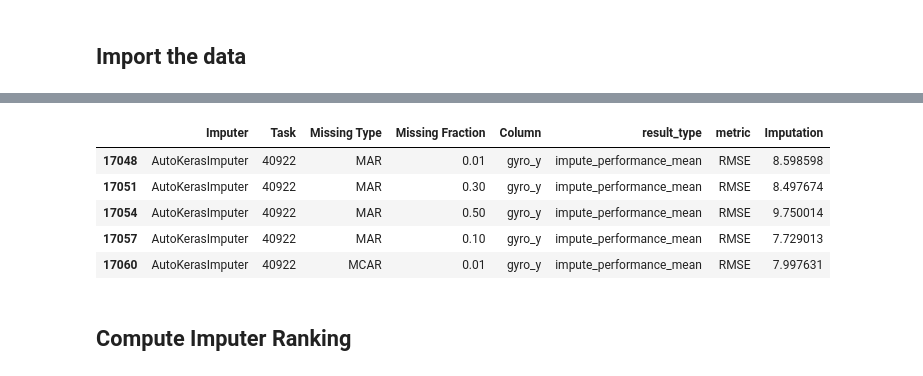
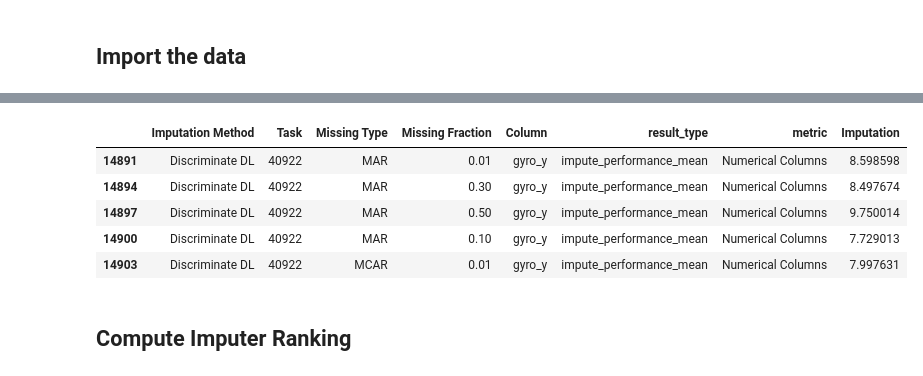
Before and after one commit to se-jaeger/data-imputation-paper, a Jupyter notebook: notebooks/results_impute_fully_obs.ipynb, the cells around one changed output, grey strips where cells are left out. Drawn from its saved outputs; the diff is of its cells as text; code cells hidden in the pictures.

```diff
--- a/notebooks/results_impute_fully_obs.ipynb
+++ b/notebooks/results_impute_fully_obs.ipynb
@@ -64,13 +63,13 @@ Wall time: 1min 40s
 # %%
 impute_results = results[
     (results["result_type"] == IMPUTE_RESULT_TYPE) &
-    (results["metric"].isin([CLF_METRIC, REG_METRIC]))
+    (results["metric"].isin(["F1_macro", "RMSE"]))
 ]
 assert len(results["strategy"].unique()) == 1
 impute_results.drop(["experiment", "train", "strategy", "baseline", "corrupted", "imputed"], axis=1, inplace=True)
 impute_results = impute_results.rename(
     {
-        "imputer": "Imputer",
+        "imputer": "Imputation Method",
         "task": "Task",
         "missing_type": "Missing Type",
         "missing_fraction": "Missing Fraction",
@@ -79,14 +78,32 @@ impute_results = impute_results.rename(
     },
     axis = 1
 )
-impute_results.head()
-# %% [output]
-|  | Imputer | Task | Missing Type | Missing Fraction | Column | result_type | metric | Imputation |
-| 17048 | AutoKerasImputer | 40922 | MAR | 0.01 | gyro_y | impute_performance_mean | RMSE | 8.598598 |
-| 17051 | AutoKerasImputer | 40922 | MAR | 0.30 | gyro_y | impute_performance_mean | RMSE | 8.497674 |
-| 17054 | AutoKerasImputer | 40922 | MAR | 0.50 | gyro_y | impute_performance_mean | RMSE | 9.750014 |
-| 17057 | AutoKerasImputer | 40922 | MAR | 0.10 | gyro_y | impute_performance_mean | RMSE | 7.729013 |
-| 17060 | AutoKerasImputer | 40922 | MCAR | 0.01 | gyro_y | impute_performance_mean | RMSE | 7.997631 |
+# %%
+rename_imputer_dict = {
+    "ModeImputer": "Mean/Mode",
+    "KNNImputer": "$k$-NN",
+    "ForestImputer": "Random Forest",
+    "AutoKerasImputer": "Discriminate DL",
+    "VAEImputer": "VAE",
+    "GAINImputer": "GAIN"
+}
+
+rename_metric_dict = {
+    "F1_macro": CLF_METRIC,
+    "RMSE": REG_METRIC
+}
+
+impute_results = impute_results.replace(rename_imputer_dict)
+impute_results = impute_results.replace(rename_metric_dict)
+
+impute_results.head()
+# %% [output]
+|  | Imputation Method | Task | Missing Type | Missing Fraction | Column | result_type | metric | Imputation |
+| 14891 | Discriminate DL | 40922 | MAR | 0.01 | gyro_y | impute_performance_mean | Numerical Columns | 8.598598 |
+| 14894 | Discriminate DL | 40922 | MAR | 0.30 | gyro_y | impute_performance_mean | Numerical Columns | 8.497674 |
+| 14897 | Discriminate DL | 40922 | MAR | 0.50 | gyro_y | impute_performance_mean | Numerical Columns | 9.750014 |
+| 14900 | Discriminate DL | 40922 | MAR | 0.10 | gyro_y | impute_performance_mean | Numerical Columns | 7.729013 |
+| 14903 | Discriminate DL | 40922 | MCAR | 0.01 | gyro_y | impute_performance_mean | Numerical Columns | 7.997631 |
 # %% [markdown]
 ## Compute Imputer Ranking
 # %%
```
Also changed, not shown: parts of 14 cells of this notebook, 13 other files.
